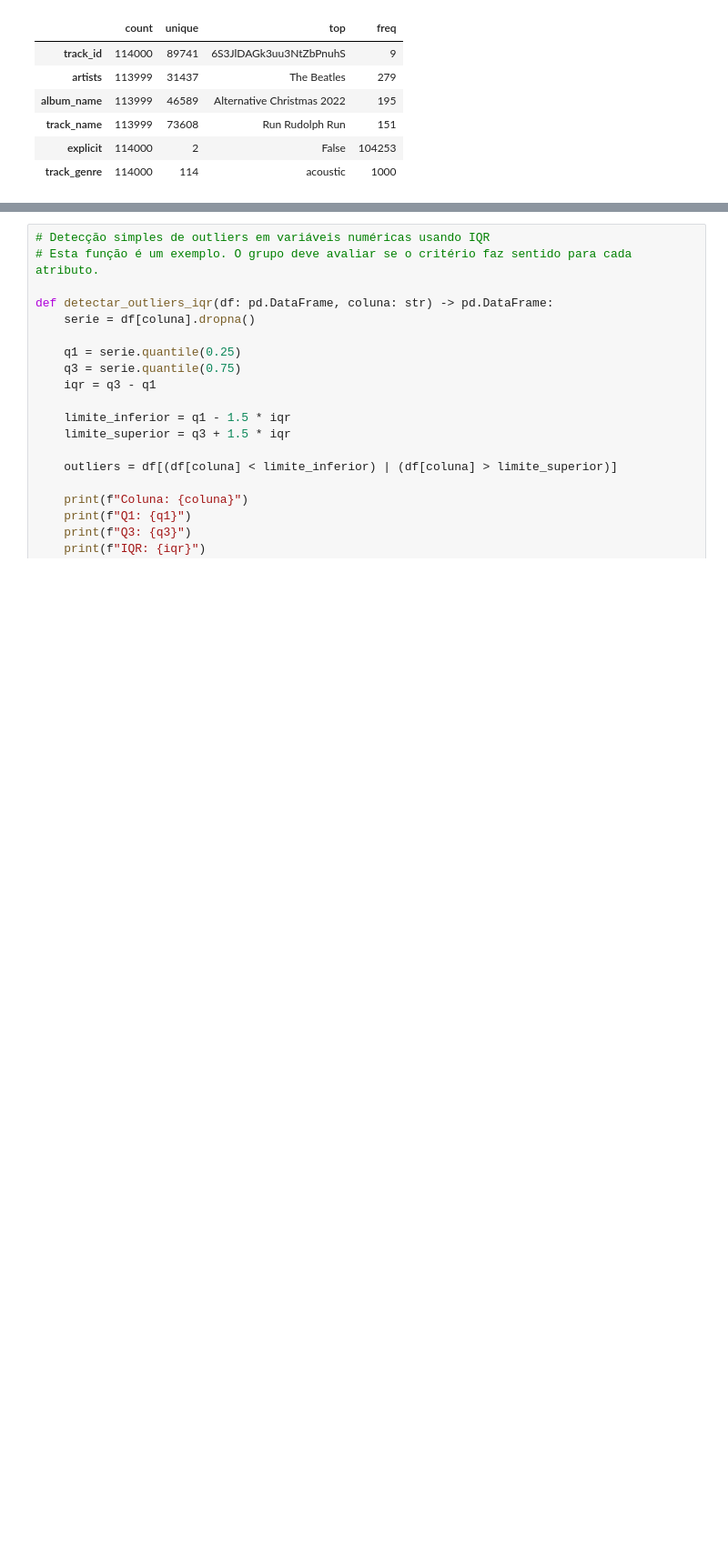
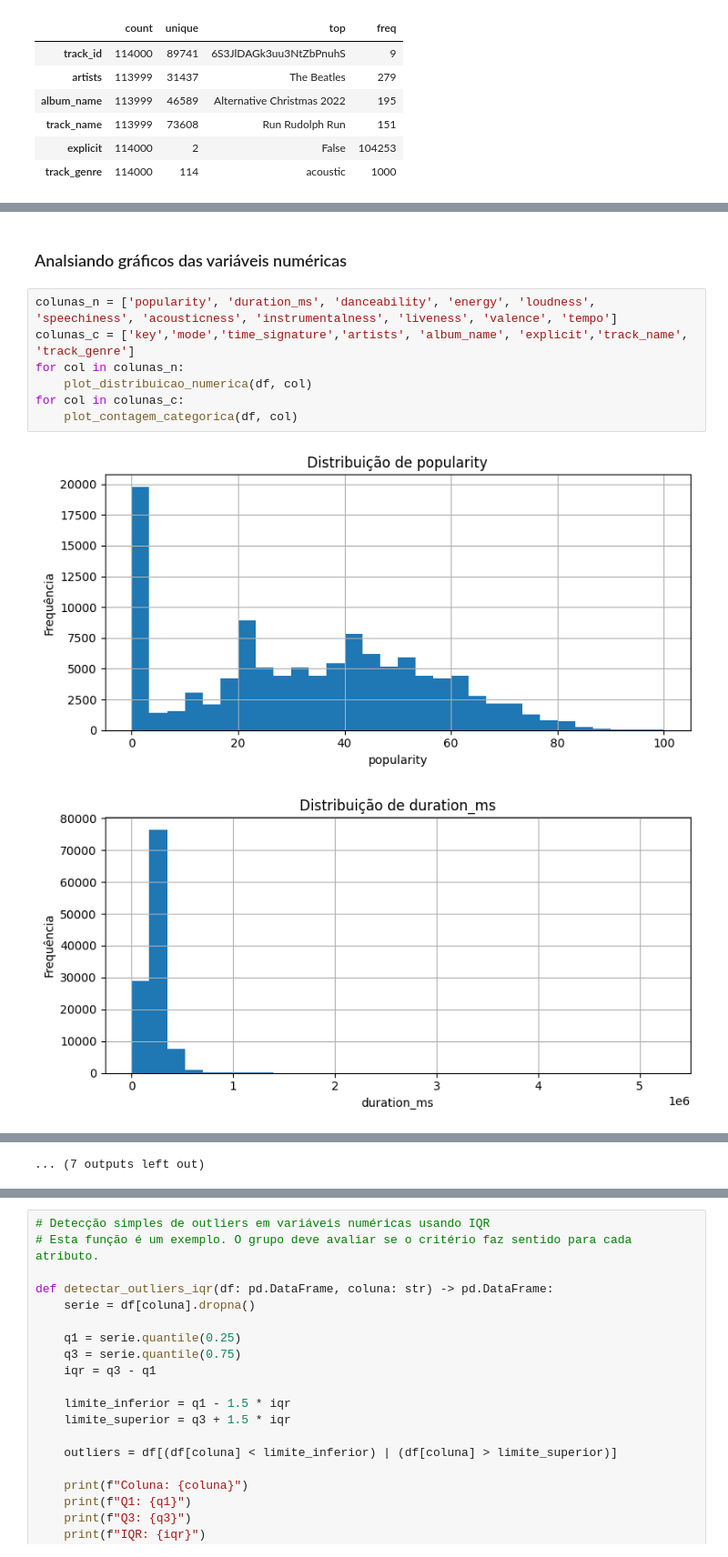
Before and after one commit to carolinabarcellos/TP-2-Mineracao, a Jupyter notebook: TP2_Fase2_Grupo1.ipynb, the cells around one changed output, grey strips where cells are left out. Shown at 91% size. Cells and saved outputs as stored; diff of their text form; blank space fills up the shorter version.

```diff
--- a/TP2_Fase2_Grupo1.ipynb
+++ b/TP2_Fase2_Grupo1.ipynb
@@ -573,0 +571,12 @@ plot_matriz_correlacao(df)
+# %% [markdown]
+### Analsiando gráficos das variáveis numéricas
+# %%
+colunas_n = ['popularity', 'duration_ms', 'danceability', 'energy', 'loudness', 'speechiness', 'acousticness', 'instrumentalness', 'liveness', 'valence', 'tempo']
+colunas_c = ['key','mode','time_signature','artists', 'album_name', 'explicit','track_name', 'track_genre']
+for col in colunas_n:
+    plot_distribuicao_numerica(df, col)
+for col in colunas_c:
+    plot_contagem_categorica(df, col)
+# %% [output]
+[figure, added]
+[figure, added]
@@ -574,3 +593,4 @@ plot_matriz_correlacao(df)
+... (7 outputs left out)
 # %% [markdown]
 ## 2.2 Análise visual — interpretação
 
```
Also changed, not shown: parts of 11 cells of this notebook.
